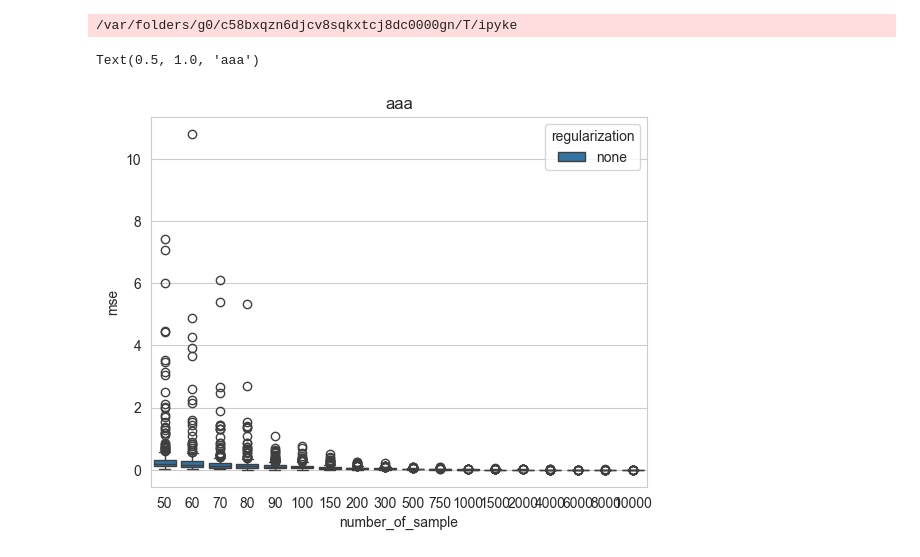
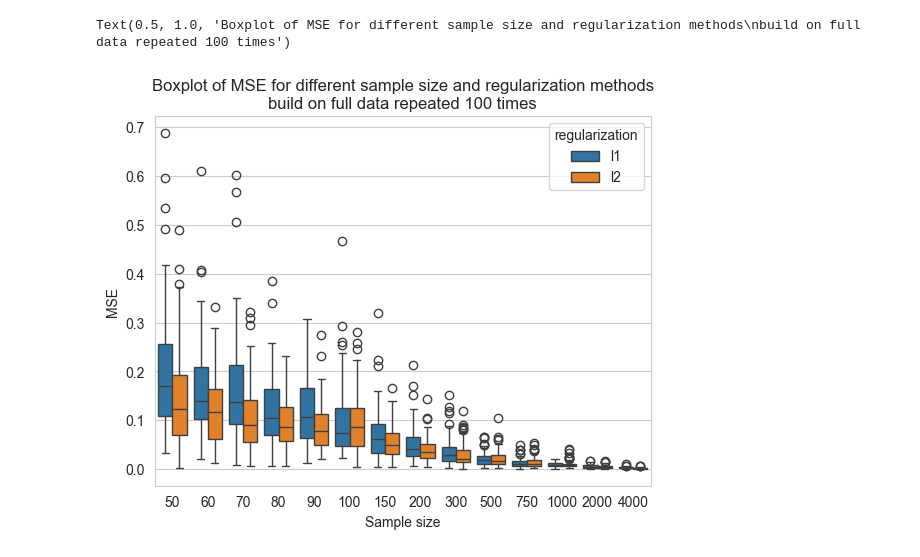
Before and after one commit to nizwant/adv_ml_labs, a Jupyter notebook: logistic_regression.ipynb, the cells around one changed output. Saved outputs shown, nothing was run; the diff lists cells and outputs as text; code cells hidden in the pictures.

```diff
--- a/logistic_regression.ipynb
+++ b/logistic_regression.ipynb
@@ -73,5 +73,49 @@ print(lm.intercept_)
+# %%
+regularization = ["l1", "l2"]
+number_of_sample = [
+    50,
+    60,
+    70,
+    80,
+    90,
+    100,
+    150,
+    200,
+    300,
+    500,
+    750,
+    1000,
+    2000,
+    4000,
+]
+number_of_repeat = 100
+
+data_frame = pd.DataFrame(columns=["number_of_sample", "regularization", "mse"])
+for sample in number_of_sample:
+    for reg in regularization:
+        for i in range(number_of_repeat):
+            X, y = generate_data(sample)
+            lm = linear_model.LogisticRegression(penalty=reg, solver="saga")
+            lm.fit(X, y)
+            if reg is None:
+                reg_text = "none"
+            else:
+                reg_text = reg
+            mse = mean_squared_error(lm.coef_[0], [1, 1, 1, 1, 1])
+            data_frame.loc[len(data_frame.index)] = [sample, reg_text, mse]
+# %%
+sns.set_style("whitegrid")
+sns.boxplot(x="number_of_sample", y="mse", data=data_frame, hue="regularization")
+plt.xlabel("Sample size")
+plt.ylabel("MSE")
+plt.title(
+    "Boxplot of MSE for different sample size and regularization methods\nbuild on full data repeated 100 times"
+)
+# %% [output]
+Text(0.5, 1.0, 'Boxplot of MSE for different sample size and regularization methods\nbuild on full data repeated 100 times')
+[figure, added]
 # %%
-regularization = [None, "l1", "l2"]
+regularization = ["l1", "l2"]
 number_of_sample = [
     50,
     60,
@@ -87,10 +131,8 @@ number_of_sample = [
     1000,
     1500,
     2000,
+    3000,
     4000,
-    6000,
-    8000,
-    10000,
 ]
 number_of_repeat = 100
 
@@ -106,22 +148,4 @@ for sample in number_of_sample:
             else:
                 reg_text = reg
             mse = mean_squared_error(lm.coef_[0], [1, 1, 1, 1, 1])
-            data_frame = data_frame.append(
-                {
-                    "number_of_sample": sample,
-                    "regularization": reg_text,
-                    "mse": mse,
-                },
-                ignore_index=True,
-            )
+            data_frame.loc[len(data_frame.index)] = [sample, reg_text, mse]
-# %% [output]
-/var/folders/g0/c58bxqzn6djcv8sqkxtcj8dc0000gn/T/ipyke
-# %%
-sns.set_style("whitegrid")
-sns.boxplot(x="number_of_sample", y="mse", data=data_frame, hue="regularization")
-plt.title(
-    "aaa"
-)
-# %% [output]
-Text(0.5, 1.0, 'aaa')
-[figure, removed]
```
Also changed, not shown: parts of 6 cells of this notebook.
